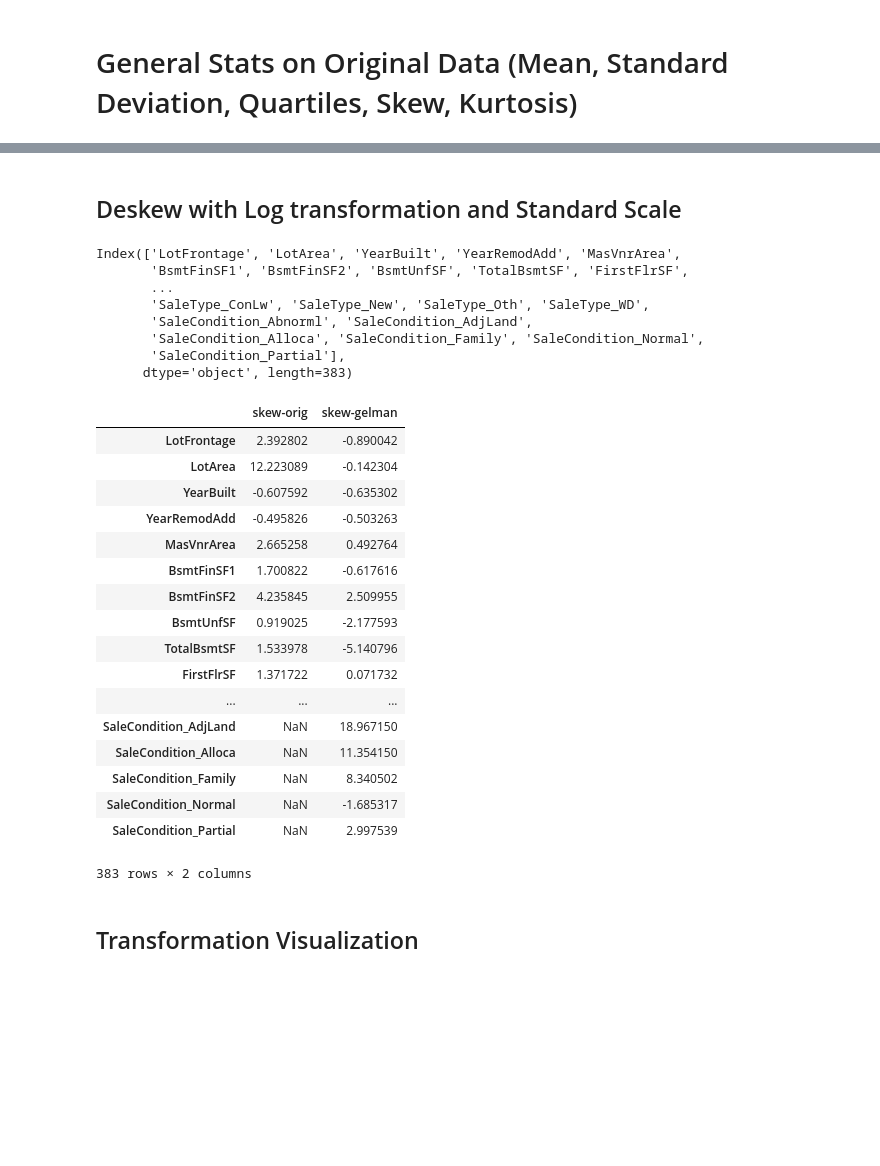
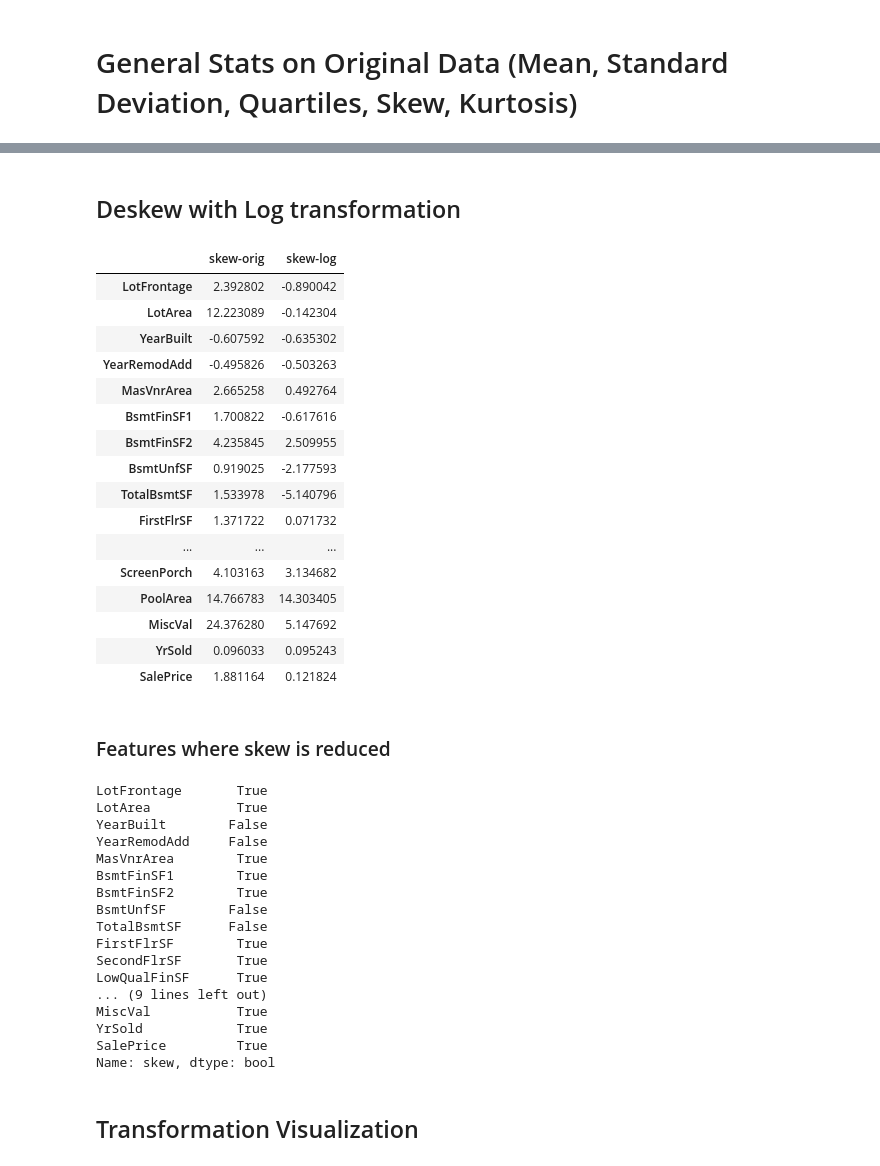
Before and after one commit to rudysenstad/CSX_450_2_Final_Exam, a Jupyter notebook: ipyndb/02-data-prep.ipynb, the cells around one changed output, grey strips where cells are left out. Saved outputs shown, nothing was run; the diff lists cells and outputs as text; code cells hidden in the pictures; blank space fills up the shorter version.

```diff
--- a/ipyndb/02-data-prep.ipynb
+++ b/ipyndb/02-data-prep.ipynb
@@ -34,4 +34,4 @@ stats
 | YrSold | 1451.0 | 2007.815300 | 1.329376 | 2006.0 | 2007.0 | 2008.000000 | 2009.0 | 2010.0 | 0.096033 | -1.194337 |
 | SalePrice | 1451.0 | 180624.101999 | 79312.128273 | 34900.0 | 129900.0 | 162500.000000 | 214000.0 | 755000.0 | 1.881164 | 6.546265 |
 # %% [markdown]
-## Deskew with Log transformation and Standard Scale
+## Deskew with Log transformation
@@ -49,22 +38,17 @@ def gelman_scale(dataframe):
 # %%
-housing_one_hot_df = pd.get_dummies(housing_df)
+housing_orig_df = housing_df.copy()
+numeric_features = housing_num_df.columns
+numeric_data_df = housing_df[numeric_features].copy()
 
-housing_log_df = np.log(housing_one_hot_df + 1)
-housing_gelman_df = apply_scale(housing_log_df, gelman_scale)
-stats_gelman = housing_gelman_df.describe().T
-stats_gelman['skew'] = st.skew(housing_gelman_df)
+# deskew
+numeric_log_df = np.log(numeric_data_df + 1)
 
-stats_gelman.join(stats, lsuffix='-gelman', rsuffix='-orig')[['skew-orig', 'skew-gelman']]
+stats_log = numeric_log_df.describe().T
+stats_log['skew'] = st.skew(numeric_log_df)
+
+stats_log.join(stats, lsuffix='-log', rsuffix='-orig')[['skew-orig', 'skew-log']]
 # %% [output]
-Index(['LotFrontage', 'LotArea', 'YearBuilt', 'YearRemodAdd', 'MasVnrArea',
-       'BsmtFinSF1', 'BsmtFinSF2', 'BsmtUnfSF', 'TotalBsmtSF', 'FirstFlrSF',
-       ...
-       'SaleType_ConLw', 'SaleType_New', 'SaleType_Oth', 'SaleType_WD',
-       'SaleCondition_Abnorml', 'SaleCondition_AdjLand',
-       'SaleCondition_Alloca', 'SaleCondition_Family', 'SaleCondition_Normal',
-       'SaleCondition_Partial'],
-      dtype='object', length=383)
-|  | skew-orig | skew-gelman |
+|  | skew-orig | skew-log |
 | LotFrontage | 2.392802 | -0.890042 |
 | LotArea | 12.223089 | -0.142304 |
 | YearBuilt | -0.607592 | -0.635302 |
@@ -76,9 +60,30 @@ Index(['LotFrontage', 'LotArea', 'YearBuilt', 'YearRemodAdd', 'MasVnrArea',
 | TotalBsmtSF | 1.533978 | -5.140796 |
 | FirstFlrSF | 1.371722 | 0.071732 |
 | ... | ... | ... |
-| SaleCondition_AdjLand | NaN | 18.967150 |
-| SaleCondition_Alloca | NaN | 11.354150 |
-| SaleCondition_Family | NaN | 8.340502 |
-| SaleCondition_Normal | NaN | -1.685317 |
-| SaleCondition_Partial | NaN | 2.997539 |
+| ScreenPorch | 4.103163 | 3.134682 |
+| PoolArea | 14.766783 | 14.303405 |
+| MiscVal | 24.376280 | 5.147692 |
+| YrSold | 0.096033 | 0.095243 |
+| SalePrice | 1.881164 | 0.121824 |
-383 rows × 2 columns
+# %% [markdown]
+### Features where skew is reduced
+# %%
+abs(stats['skew']) > abs(stats_log['skew'])
+# %% [output]
+LotFrontage       True
+LotArea           True
+YearBuilt        False
+YearRemodAdd     False
+MasVnrArea        True
+BsmtFinSF1        True
+BsmtFinSF2        True
+BsmtUnfSF        False
+TotalBsmtSF      False
+FirstFlrSF        True
+SecondFlrSF       True
+LowQualFinSF      True
+... (9 lines left out)
+MiscVal           True
+YrSold            True
+SalePrice         True
+Name: skew, dtype: bool
```
Also changed, not shown: parts of 4 cells of this notebook, 3 other files.
